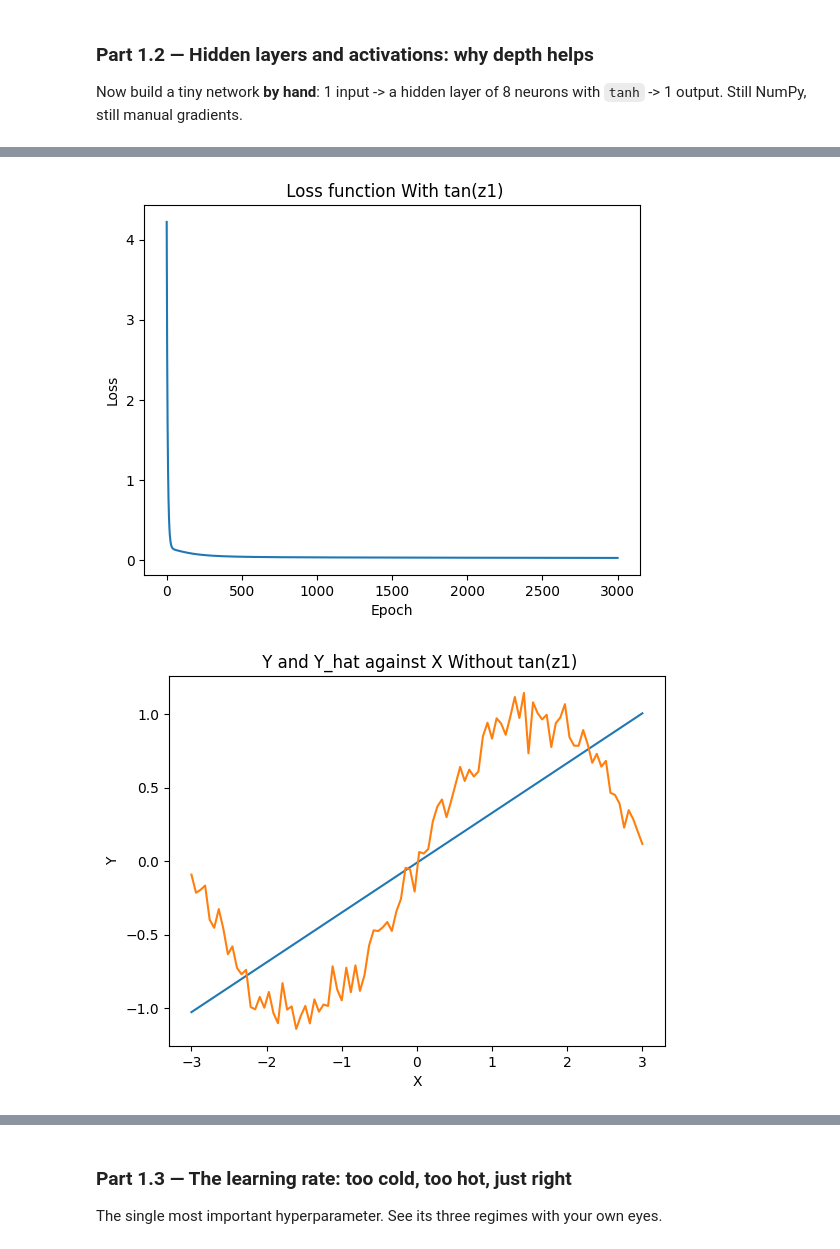
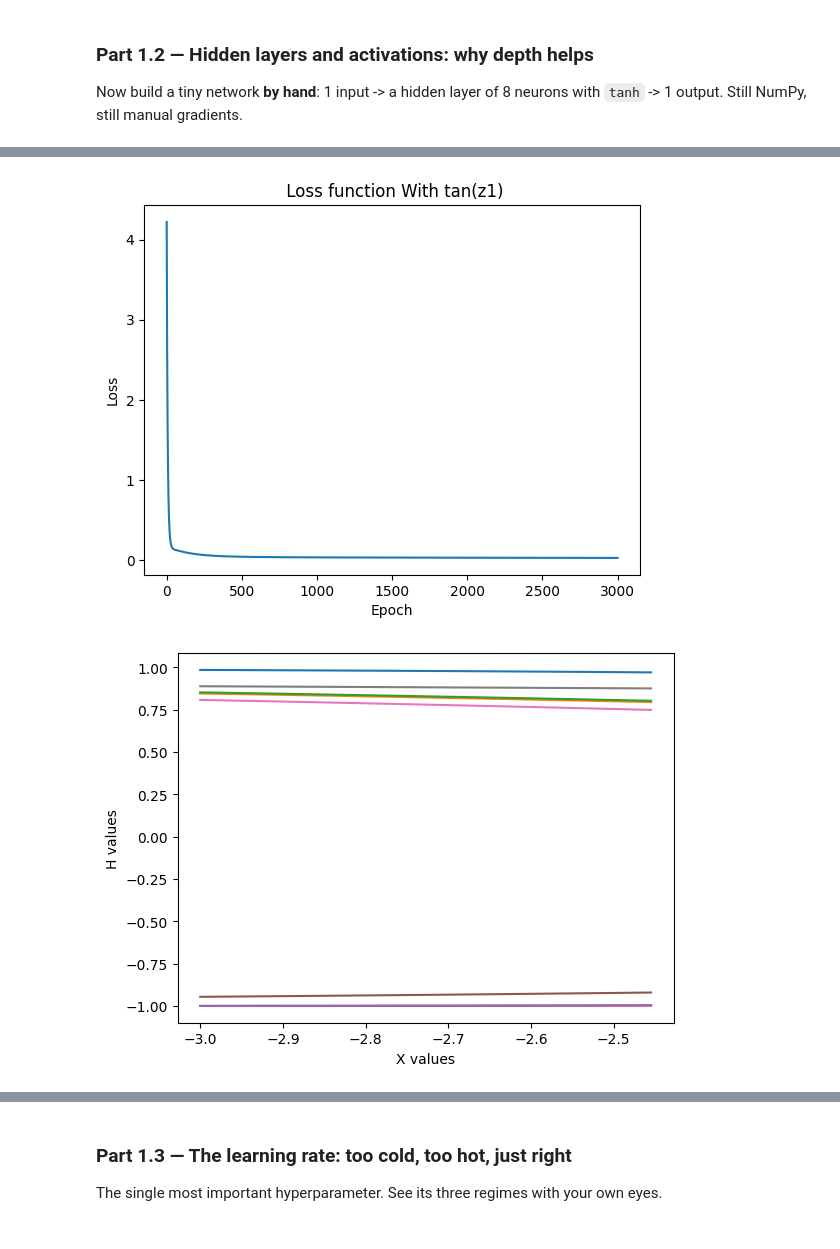
Before and after one commit to Ewurakua419/lab-3, a Jupyter notebook: Lab_3.ipynb, the cells around one changed output, grey strips where cells are left out. Saved outputs shown, nothing was run; the diff lists cells and outputs as text; code cells hidden in the pictures.

```diff
--- a/Lab_3.ipynb
+++ b/Lab_3.ipynb
@@ -257,6 +257,11 @@ plt.ylabel("Loss")
 plt.title(" Loss function With tan(z1)")
 plt.show()
 
+#plotting a few h values against x
+plt.plot(x1[:10],h[:10])
+plt.ylabel("H values")
+plt.xlabel("X values")
+plt.show()
 
 #   Then re-run with the tanh REMOVED (h = z1). What happens to the fit?
 #Initializing the weights and biases
@@ -271,6 +276,7 @@ h  = z1# activation function
 y_hat = h @ W2 + b2 # pass nonlinear node to output linear layer
 loss  = np.mean((y_hat - y1) ** 2) # calculate loss
 losslist=[loss] # initialize loss list
+
 # TODO: Backward pass (the chain rule, layer by layer):
 #   d_yhat = 2 * (y_hat - y) / len(y)
 #   dW2 = h.T @ d_yhat ;  db2 = d_yhat.sum(axis=0)
@@ -299,31 +305,31 @@ for i in range(3000):#iterate for 3000 times
   losslist.append(loss)
 
   #Back propagation
   d_yhat = 2 * (y_hat - y1) / len(y1)
   dW2 = h.T @ d_yhat
   db2 = d_yhat.sum(axis=0)
   dh  = d_yhat @ W2.T
   dz1 = dh * (1 - np.tanh(z1) ** 2)
   dW1 = x.T @ dz1
   db1 = dz1.sum(axis=0)
 
   #update the weights
   W1=W1-(lr * dW1)
   W2=W2-(lr * dW2)
 
 # TODO: Plot the loss curve AND the final fit over the data.
 plt.plot(x1, y_hat)
 plt.plot(x1,y1)
 plt.xlabel("X")
 plt.ylabel("Y")
 plt.title(" Y and Y_hat against X Without tan(z1)")
 plt.show()
 plt.plot(range(3001), losslist)
 plt.xlabel("Epoch")
 plt.ylabel("Loss")
 plt.title(" Loss function Without tan(z1)")
 plt.show()
 # %% [output]
 [figure]
 [figure]
-[figure, old version]
+[figure, new version]
```
Also changed, not shown: parts of 4 cells of this notebook.
